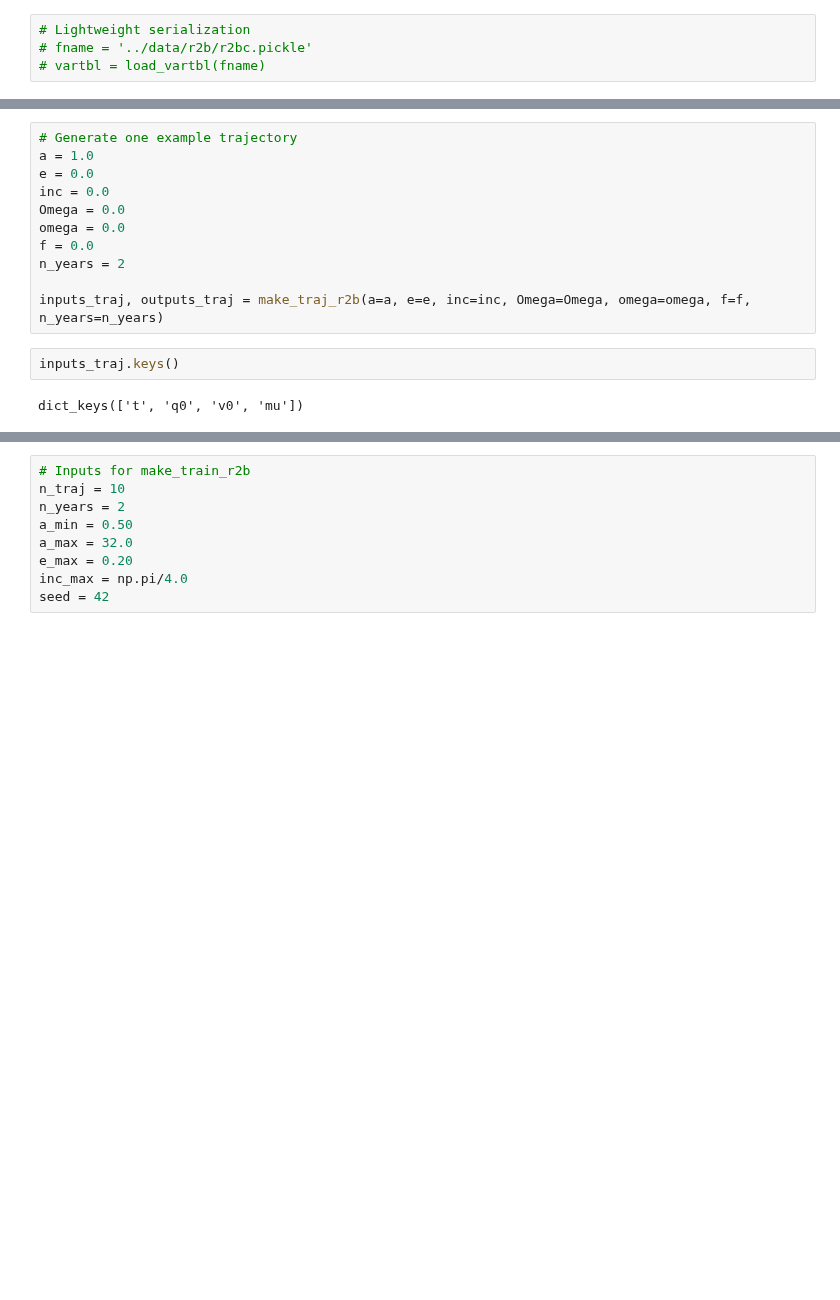
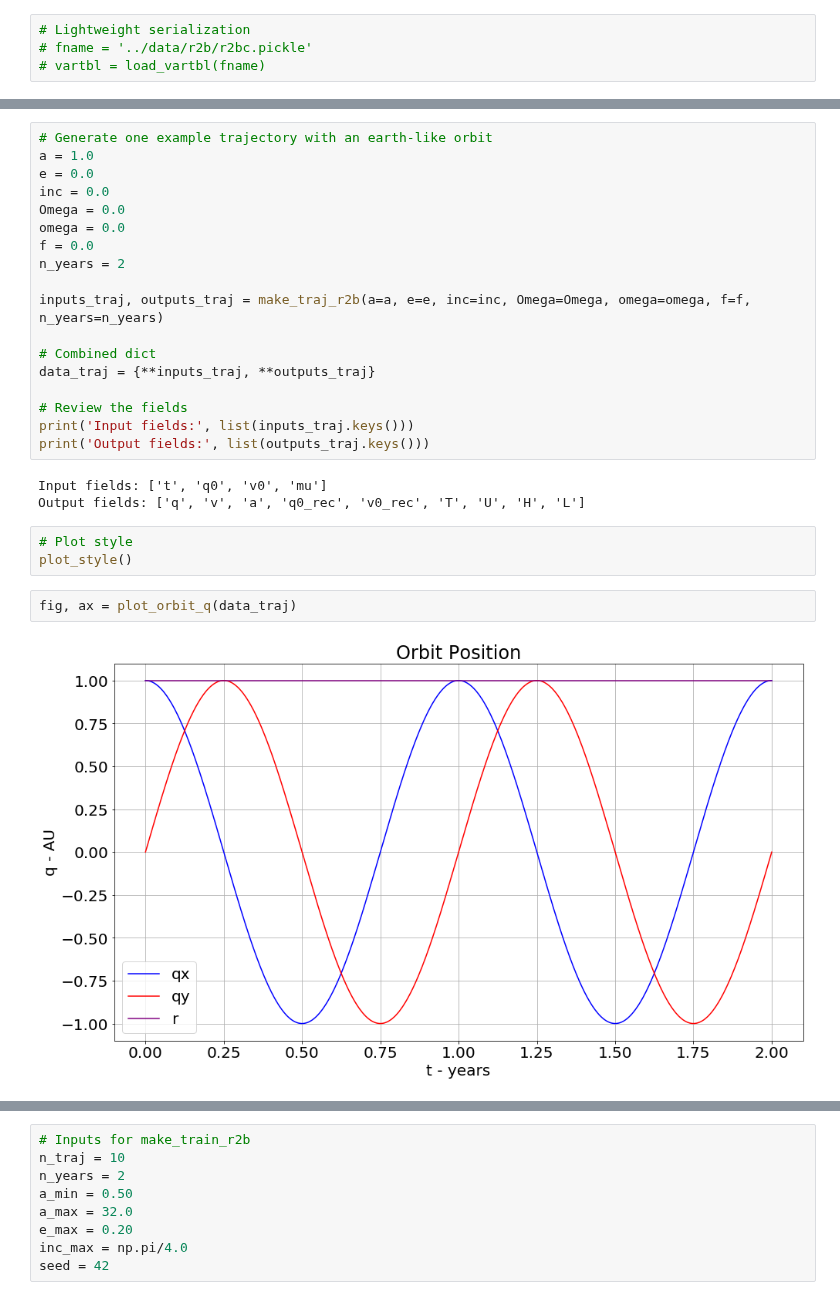
Before and after one commit to memanuel/IACS-n-body, a Jupyter notebook: src/two-body-restricted.ipynb, the cells around one changed output, grey strips where cells are left out. Saved outputs shown, nothing was run; the diff lists cells and outputs as text; blank space fills up the shorter version.

```diff
--- a/src/two-body-restricted.ipynb
+++ b/src/two-body-restricted.ipynb
@@ -38,5 +73,5 @@ The function `make_data_orb_elt` generates a data set used to the conversion fun
 # %%
-# Generate one example trajectory
+# Generate one example trajectory with an earth-like orbit
 a = 1.0
 e = 0.0
 inc = 0.0
@@ -46,7 +81,20 @@ f = 0.0
 n_years = 2
 
 inputs_traj, outputs_traj = make_traj_r2b(a=a, e=e, inc=inc, Omega=Omega, omega=omega, f=f, n_years=n_years)
+
+# Combined dict
+data_traj = {**inputs_traj, **outputs_traj}
+
+# Review the fields
+print('Input fields:', list(inputs_traj.keys()))
+print('Output fields:', list(outputs_traj.keys()))
+# %% [output]
+Input fields: ['t', 'q0', 'v0', 'mu']
+Output fields: ['q', 'v', 'a', 'q0_rec', 'v0_rec', 'T', 'U', 'H', 'L']
-# %%
-inputs_traj.keys()
-# %% [output]
-dict_keys(['t', 'q0', 'v0', 'mu'])
+# %%
+# Plot style
+plot_style()
+# %%
+fig, ax = plot_orbit_q(data_traj)
+# %% [output]
+[figure, added]
```
Also changed, not shown: parts of 26 cells of this notebook.
